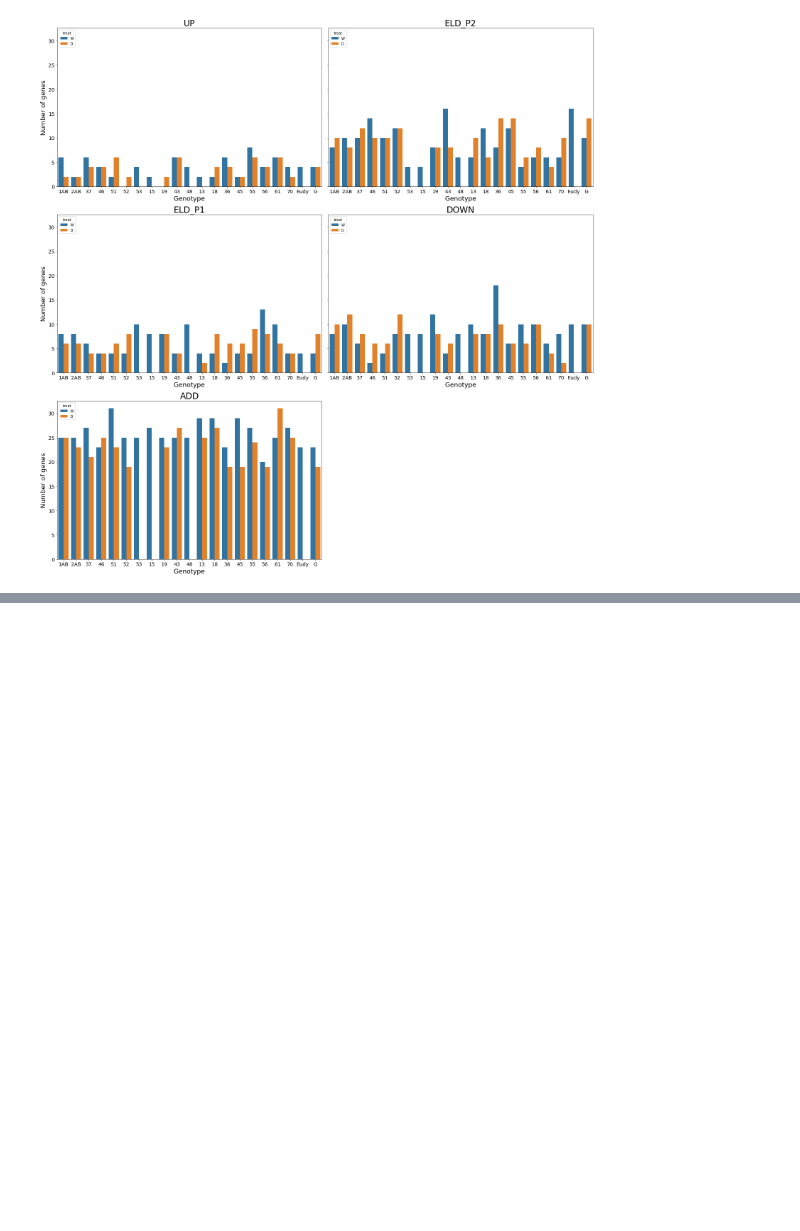
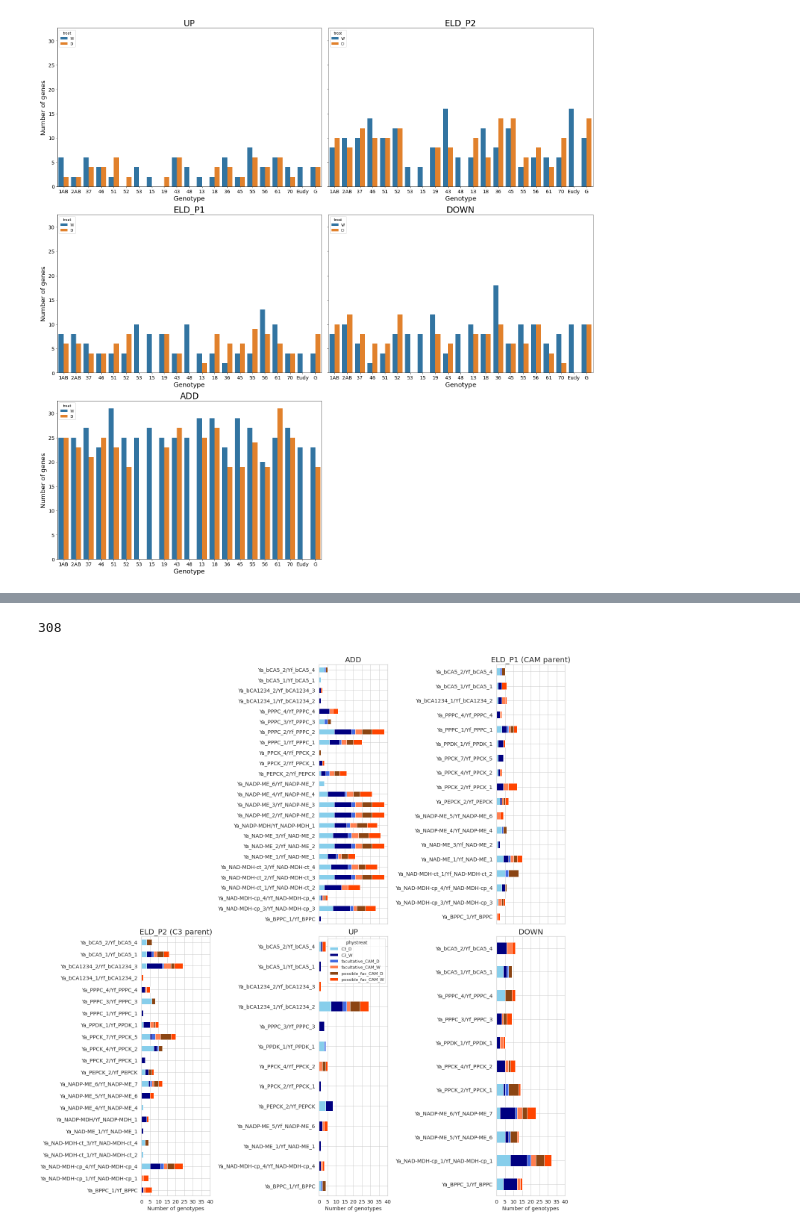
Before and after one commit to achpardo/yucca-genomics, a Jupyter notebook: differential_expression/expression_partitioning_downstream/hybridexpress_top30pct_partitioning_results.ipynb, the cells around one changed output, grey strips where cells are left out. Cells and saved outputs as stored; diff of their text form; code cells hidden in the pictures; blank space fills up the shorter version.

```diff
--- a/differential_expression/expression_partitioning_downstream/hybridexpress_top30pct_partitioning_results.ipynb
+++ b/differential_expression/expression_partitioning_downstream/hybridexpress_top30pct_partitioning_results.ipynb
@@ -396,0 +552,3 @@ plt.savefig("./top30pct_figures/top30_ncamgenes_gttreat_class.svg",dpi=200,bbox_
+# %%
+ccs2.drop("subgenome",axis=1,inplace=True)
+ccs2.drop_duplicates(inplace=True)
@@ -396,0 +564,4 @@ plt.savefig("./top30pct_figures/top30_ncamgenes_gttreat_class.svg",dpi=200,bbox_
+# %%
+len(ccs2.index)
+# %% [output]
+308
@@ -396,0 +575,8 @@ plt.savefig("./top30pct_figures/top30_ncamgenes_gttreat_class.svg",dpi=200,bbox_
+# %%
+cmap = LinearSegmentedColormap.from_list("custom",list(custompal.values()))
+# %%
+add = to_wide_data("ADD")
+eld1 = to_wide_data("ELD_P1")
+eld2 = to_wide_data("ELD_P2")
+up = to_wide_data("UP")
+down = to_wide_data("DOWN")
@@ -396,0 +587,34 @@ plt.savefig("./top30pct_figures/top30_ncamgenes_gttreat_class.svg",dpi=200,bbox_
+# %%
+def plot_subplot(data,c,axc,axs=ax):
+    data.plot(kind="barh",ax=axs[axc],stacked=True,colormap=cmap)
+    axs[axc].set_title(c,fontsize=20)
+    axs[axc].tick_params(which="both",labelsize=14)
+    axs[axc].set_ylabel("")
+    axs[axc].set_xticks(ticks=range(0,41,5))
+# %%
+fig,ax = plt.subplots(nrows=2,ncols=3,figsize=(20,21),sharex=True)
+
+plot_subplot(add,"ADD",(0,1),ax)
+plot_subplot(eld1,"ELD_P1 (CAM parent)",(0,2),ax)
+plot_subplot(eld2,"ELD_P2 (C3 parent)",(1,0),ax)
+plot_subplot(up,"UP",(1,1),ax)
+plot_subplot(down,"DOWN",(1,2),ax)
+
+ax[1,0].set_xlabel("Number of genotypes",fontsize=14)
+ax[1,1].set_xlabel("Number of genotypes",fontsize=14)
+ax[1,2].set_xlabel("Number of genotypes",fontsize=14)
+ax[0,1].get_legend().remove()
+ax[0,2].get_legend().remove()
+ax[1,0].get_legend().remove()
+ax[1,2].get_legend().remove()
+
+#plt.suptitle("CAM genes in expression partitioning (DE relative to parents)",fontsize=24)
+
+fig.delaxes(ax[0,0])
+fig.tight_layout()
+
+plt.savefig("./hybexp_campartitions_byphys_top30_forposter.png",dpi=200,bbox_inches="tight")
+plt.savefig("./hybexp_campartitions_byphys_top30_forposter.svg",dpi=200,bbox_inches="tight")
+plt.savefig("./hybexp_campartitions_byphys_top30_forposter.pdf",dpi=200,bbox_inches="tight")
+# %% [output]
+[figure, added]
```
Also changed, not shown: parts of 26 cells of this notebook.
